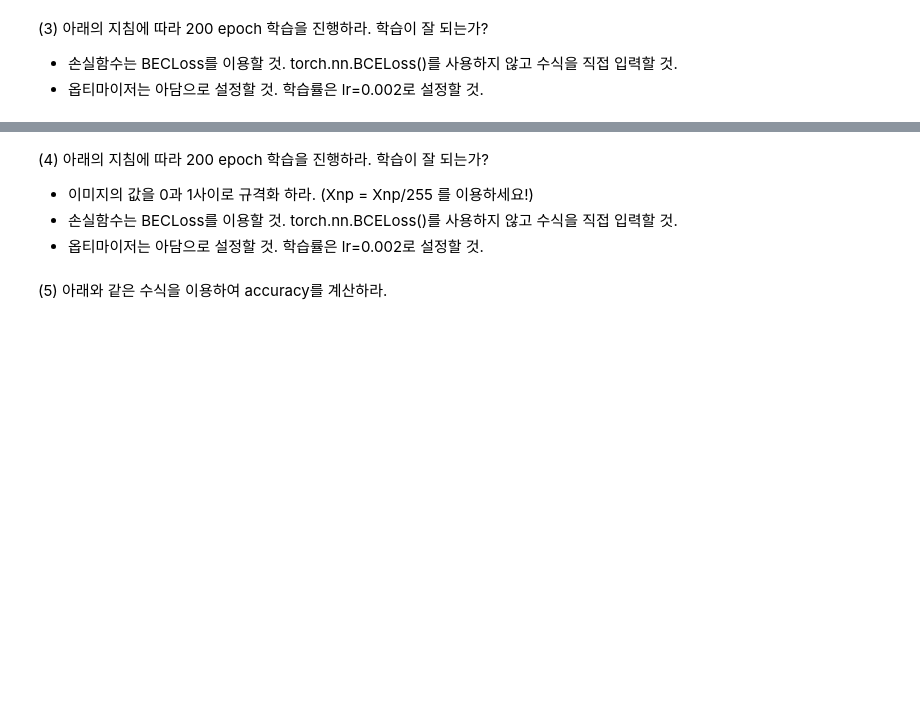
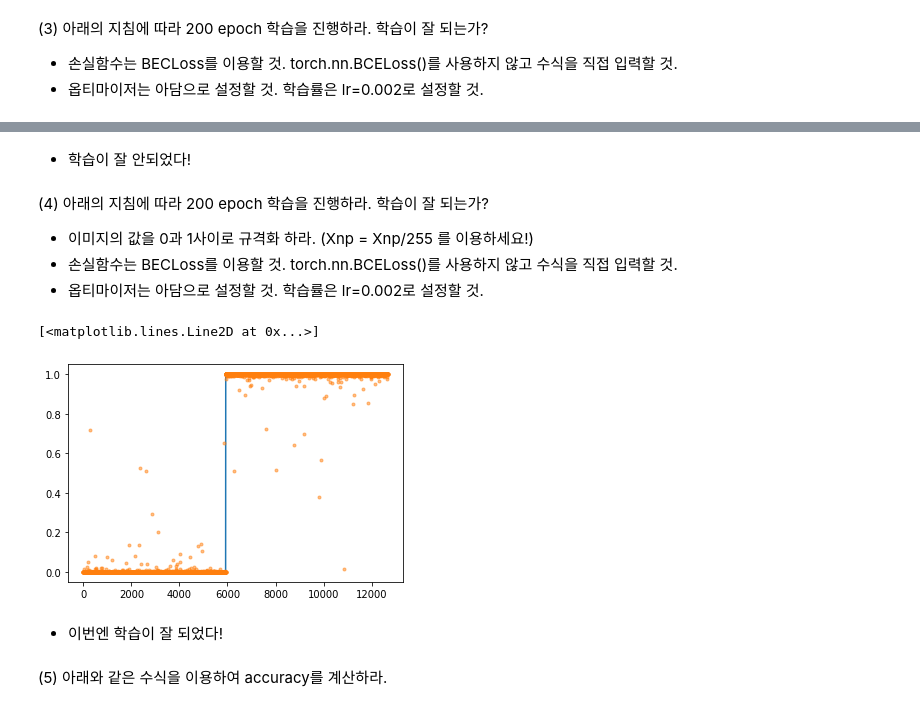
Before and after one commit to guebin/DL2022_backup, a Jupyter notebook: _notebooks/2022-10-06-(6주차) 10월6일.ipynb, the cells around one changed output, grey strips where cells are left out. Drawn from its saved outputs; the diff is of its cells as text; code cells hidden in the pictures; blank space fills up the shorter version.

```diff
--- a/_notebooks/2022-10-06-(6주차) 10월6일.ipynb
+++ b/_notebooks/2022-10-06-(6주차) 10월6일.ipynb
@@ -236,8 +313,41 @@ $$\underset{(n,784)}{\bf X} \overset{l_1}{\to} \underset{(n,64)}{\boldsymbol u^{
+# %% [markdown]
+- 학습이 잘 안되었다!
 # %% [markdown]
 (4) 아래의 지침에 따라 200 epoch 학습을 진행하라. 학습이 잘 되는가?
 - 이미지의 값을 0과 1사이로 규격화 하라. (Xnp = Xnp/255 를 이용하세요!)
 - 손실함수는 BECLoss를 이용할 것. torch.nn.BCELoss()를 사용하지 않고 수식을 직접 입력할 것.
 - 옵티마이저는 아담으로 설정할 것. 학습률은 lr=0.002로 설정할 것.
+# %%
+X = X/255
+# %%
+torch.manual_seed(43052)
+net = torch.nn.Sequential(
+    torch.nn.Linear(in_features=784,out_features=64),
+    torch.nn.ReLU(),
+    torch.nn.Linear(in_features=64,out_features=1),
+    torch.nn.Sigmoid())
+# %%
+#loss_fn = torch.nn.BCELoss()
+optimizr = torch.optim.Adam(net.parameters(),lr=0.002)
+# %%
+for epoc in range(200):
+    ## 1
+    yhat = net(X)
+    ## 2
+    loss = -torch.mean(y*torch.log(yhat) + (1-y)*torch.log(1-yhat))
+    ## 3
+    loss.backward()
+    ## 4
+    optimizr.step()
+    optimizr.zero_grad()
+# %%
+plt.plot(y)
+plt.plot(yhat.data,'.',alpha=0.5)
+# %% [output]
+[<matplotlib.lines.Line2D at 0x...>]
+[figure, added]
+# %% [markdown]
+- 이번엔 학습이 잘 되었다!
 # %% [markdown]
 (5) 아래와 같은 수식을 이용하여 accuracy를 계산하라.
 # %% [markdown]
```
Also changed, not shown: parts of 45 cells of this notebook, 2 other files.
